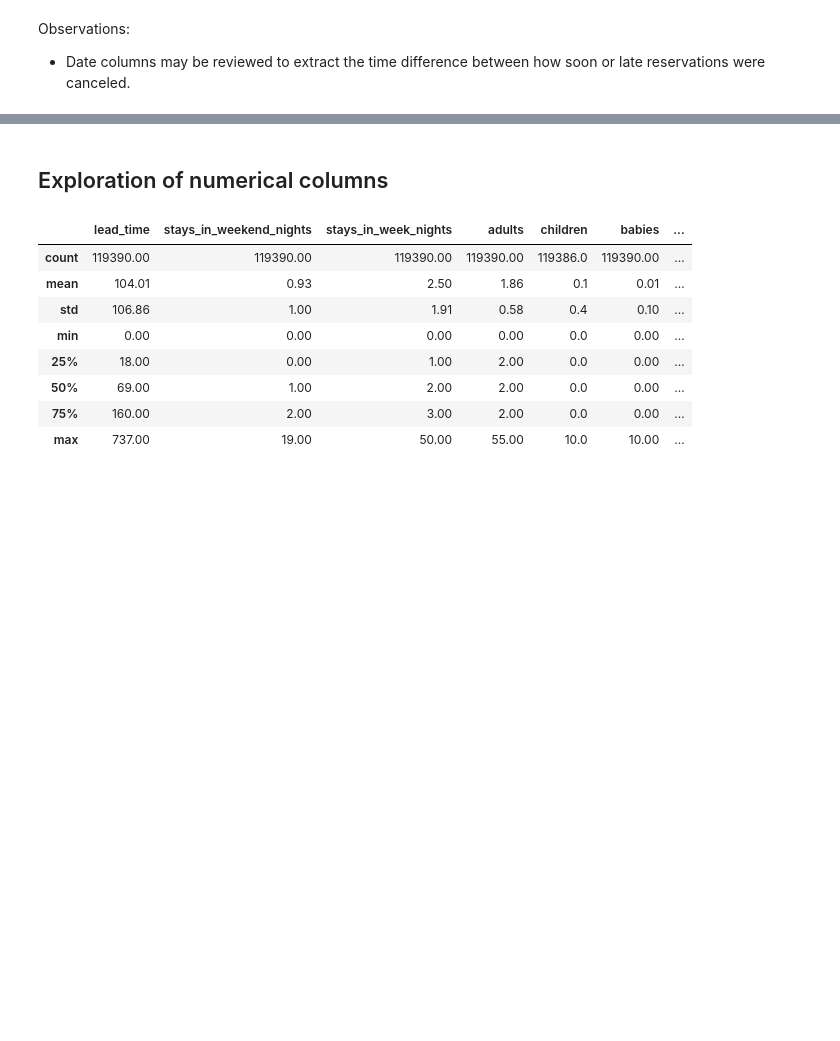
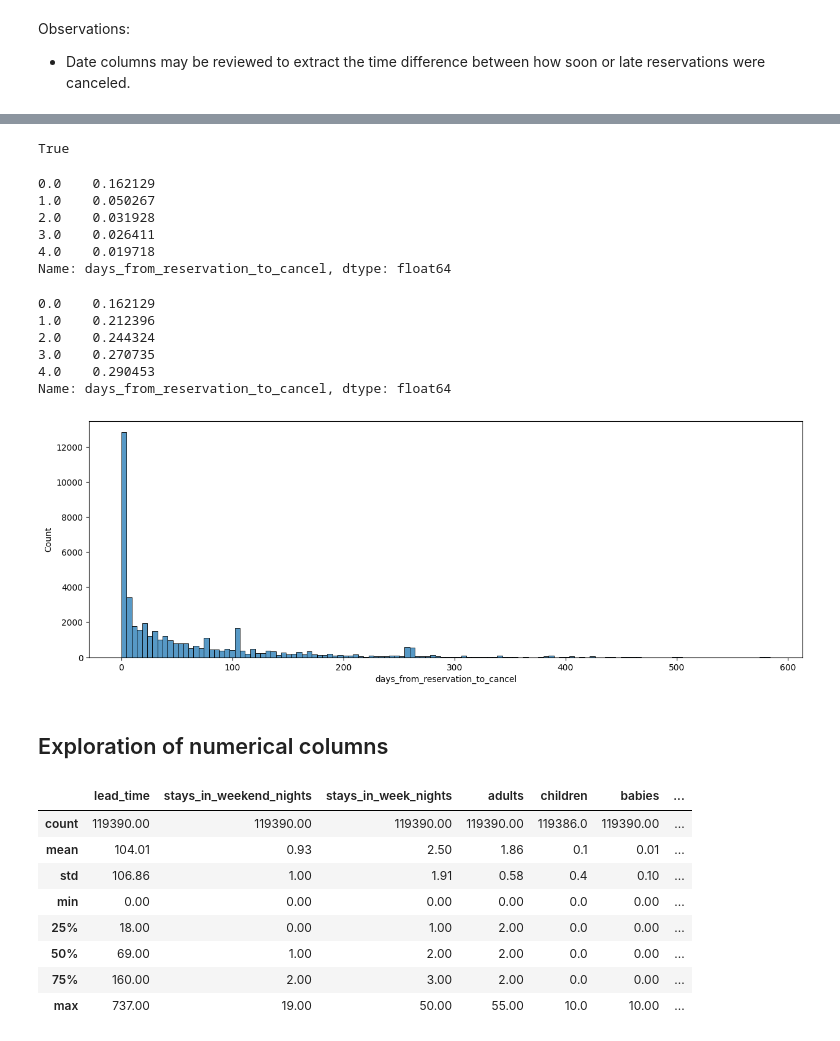
Before and after one commit to g0m3zc/Hotel_booking_demand, a Jupyter notebook: Hotel_Booking_Demand.ipynb, the cells around one changed output, grey strips where cells are left out. Drawn from its saved outputs; the diff is of its cells as text; code cells hidden in the pictures; blank space fills up the shorter version.

```diff
--- a/Hotel_Booking_Demand.ipynb
+++ b/Hotel_Booking_Demand.ipynb
@@ -258,0 +362,9 @@ Observations:
+# %%
+# Calculate date of reservation
+df['reservation_date'] = df['arrival_date'] - pd.to_timedelta(df['lead_time'], unit='D')
+# %%
+# Calculate date of cancelation
+df['days_from_reservation_to_cancel'] = df['reservation_status_date'] - df['reservation_date']
+
+# Add to column list
+numerical_column_list.append('days_from_reservation_to_cancel')
@@ -259,3 +374,40 @@ Observations:
+# %%
+# Replace column with 0 days if the reservation does not have a canceled or no show status
+df.loc[df.is_canceled == 0, 'days_from_reservation_to_cancel'] = None
+
+# Confirm operation
+df['days_from_reservation_to_cancel'].isnull().sum() == (df['is_canceled'] == 0).sum()
+# %% [output]
+True
+# %%
+# Create variable to review distribution of how many days before a cancel
+frequency_days_to_cancel = df['days_from_reservation_to_cancel'].value_counts(normalize=True).sort_index(ascending=True)
+
+print(frequency_days_to_cancel.head(5))
+# %% [output]
+0.0    0.162129
+1.0    0.050267
+2.0    0.031928
+3.0    0.026411
+4.0    0.019718
+Name: days_from_reservation_to_cancel, dtype: float64
+# %%
+# View cummulative results
+frequency_days_to_cancel.cumsum(axis = 0, skipna=True).head(5)
+# %% [output]
+0.0    0.162129
+1.0    0.212396
+2.0    0.244324
+3.0    0.270735
+4.0    0.290453
+Name: days_from_reservation_to_cancel, dtype: float64
+# %%
+# Plot distribution
+plt.figure(figsize=(15,5))
+ax = sns.histplot(df, x='days_from_reservation_to_cancel')
+plt.show()
+# %% [output]
+[figure, added]
 # %% [markdown]
 ## Exploration of numerical columns
 # %%
```
Also changed, not shown: parts of 54 cells of this notebook.
